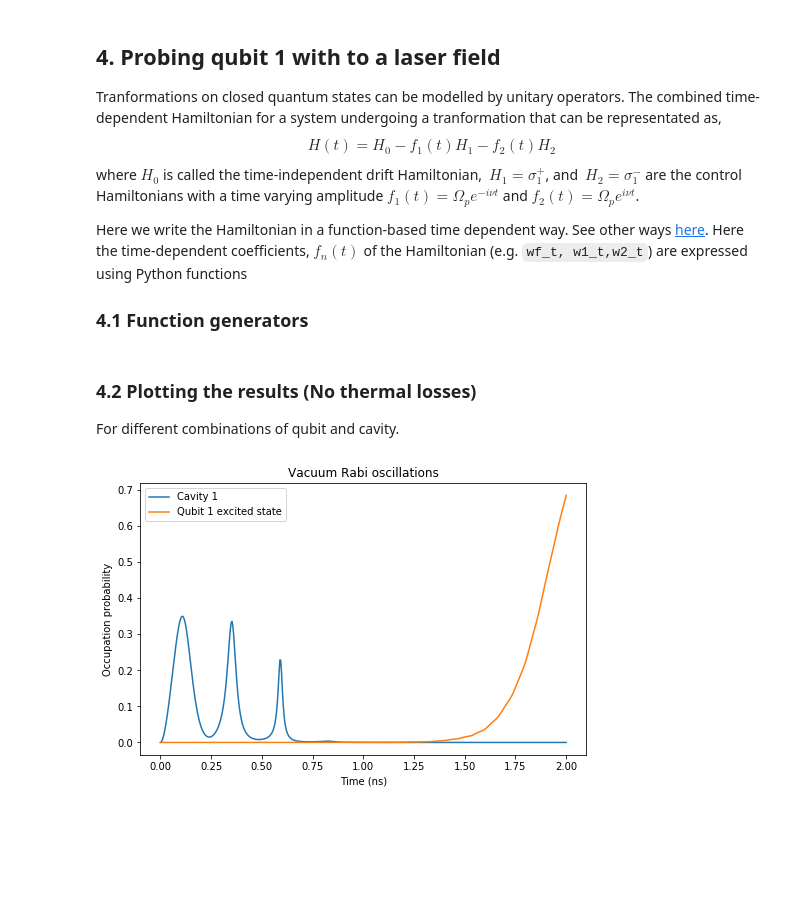
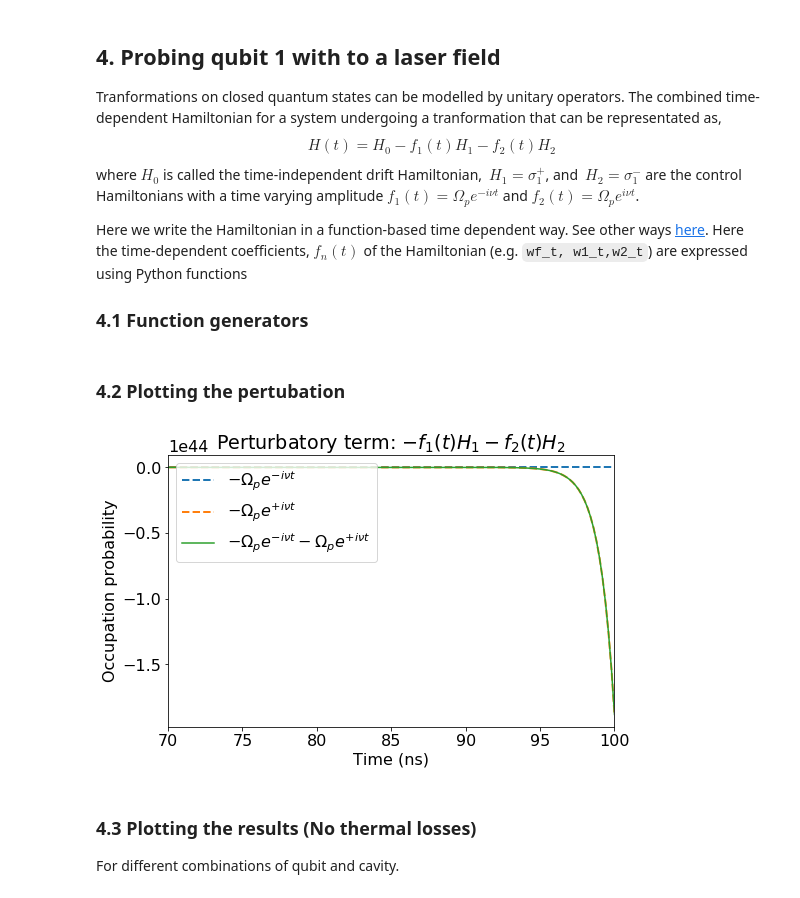
Before and after one commit to SoumyaShreeram/Qubit, a Jupyter notebook: control gates/Pertubation to the system (Haroche paper).ipynb, the cells around one changed output. Cells and saved outputs as stored; diff of their text form; code cells hidden in the pictures; blank space fills up the shorter version.

```diff
--- a/control gates/Pertubation to the system (Haroche paper).ipynb
+++ b/control gates/Pertubation to the system (Haroche paper).ipynb
@@ -22,6 +24,7 @@ The code calculates the effect of such a pertubation on the system.
 # %%
 %matplotlib inline
 import matplotlib.pyplot as plt
+plt.rcParams.update({'font.size': 16})
 import numpy as np
 from math import pi
 from qutip import *
@@ -30,22 +33,23 @@ from qutip import *
 Here we use $\hbar=1$; the coupling terms are redefined with a multiple of $2\pi$ before them for convinience.
 # %%
 """------------- FREQUENCIES --------------------"""
-w_q1 = 2*pi*3;    # Qubit 1 frequency
-w_q2 = 2*pi*2;    # Qubit 2 frequency: range from 1-9 GHz
-w_f = 2*pi*5      # Resonator/ Filter frequency
+w_q1 = 2*pi*6.5;    # Qubit 1 frequency
+w_q2 = 2*pi*6.8;    # Qubit 2 frequency: range from 1-9 GHz
+w_f = 2*pi*7.1      # Resonator/ Filter frequency
 
-W_p = 2*pi*3      # perturbing rabi frequency of the probing field
+W_p = 2*pi*6.5      # perturbing rabi frequency of the probing field
 v_p = 2*pi*0.01   # parameter in the exponential of the pertubation
 """------------- COUPLING --------------------"""
-g_f1 = 2*pi*0.0118    # Filter-filter coupling
-g_f2 = 2*pi*0.0344
-g_q1f = 2*pi*0.0135   # qubit 1-fitler coupling
-g_q2f = 2*pi*0.0415   # qubit 2-fitler coupling
+g_f1 = 2*pi*0.118    # Filter-filter coupling
+g_f2 = 2*pi*0.344
+g_q1f = 2*pi*0.135   # qubit 1-fitler coupling
+g_q2f = 2*pi*0.415   # qubit 2-fitler coupling
 
 numF = 3            # number of filters
 N = 2               # number of fock states
 
-times = np.linspace(0,2,500)
+times = np.linspace(0,100,500)
+w_plist = np.linspace(1, 13, 200)
 width = 0.5
 
 # resonant SQRT iSWAP gate
@@ -148,32 +152,36 @@ Here we write the Hamiltonian in a function-based time dependent way. See other
 def H1_coeff(t, args):
   W_p = args['Omega']
   nu = args['nu']
-  return W_p*np.exp(-t*nu)
+  return -W_p*np.exp(-t*nu)
 
 def H2_coeff(t, args):
   W_p = args['Omega']
   nu = args['nu']
-  return W_p*np.exp(t*nu)
+  return -W_p*np.exp(t*nu)
 # %%
 # time dependent Hamiltonian
-args = {'Omega': 9, 'nu': 5}
+args = {'Omega': 7, 'nu': 1}
 H1 = sm1.dag()
 
-H_t = [H, [H1, H1_coeff], [sm1, H2_coeff]]
+H_t = [H, [sm1.dag(), H1_coeff], [sm1, H2_coeff]]
 
 # Evolving the system
 output = mesolve(H_t, psi0, times, c_ops, [n1, n2, numOp(a1), numOp(a2), numOp(a3)], args=args)
+# %% [markdown]
+### 4.2 Plotting the pertubation
+# %%
+fig, ax = plt.subplots(figsize=(8,5))
+ax.plot(times, [H1_coeff(t, args=args)for t in times], '--', linewidth=2, label=r"$- \Omega_pe^{-i\nu t}$" )
+ax.plot(times, [H2_coeff(t, args=args)for t in times], '--', linewidth=2, label=r"$- \Omega_pe^{+i\nu t}$")
+ax.plot(times, [H1_coeff(t, args=args)+H2_coeff(t, args=args)for t in times], label=r"$- \Omega_pe^{-i\nu t}- \Omega_pe^{+i\nu t}$")
+ax.legend(loc="upper left")
+ax.set_xlabel('Time (ns)')
+ax.set_xlim(70, 100)
+ax.set_ylabel('Occupation probability')
+ax.set_title(r'Perturbatory term: $- f_1(t)H_1 - f_2(t)H_2$ ');
+# %% [output]
+[figure, added]
 # %% [markdown]
-### 4.2 Plotting the results (No thermal losses)
+### 4.3 Plotting the results (No thermal losses)
 
 For different combinations of qubit and cavity.
-# %%
-fig, ax = plt.subplots(figsize=(8,5))
-ax.plot(times, output.expect[0], label="Cavity 1")
-ax.plot(times, output.expect[2], label="Qubit 1 excited state")
-ax.legend()
-ax.set_xlabel('Time (ns)')
-ax.set_ylabel('Occupation probability')
-ax.set_title('Vacuum Rabi oscillations');
-# %% [output]
-[figure, removed]
```
Also changed, not shown: parts of 10 cells of this notebook, 3 other files.
